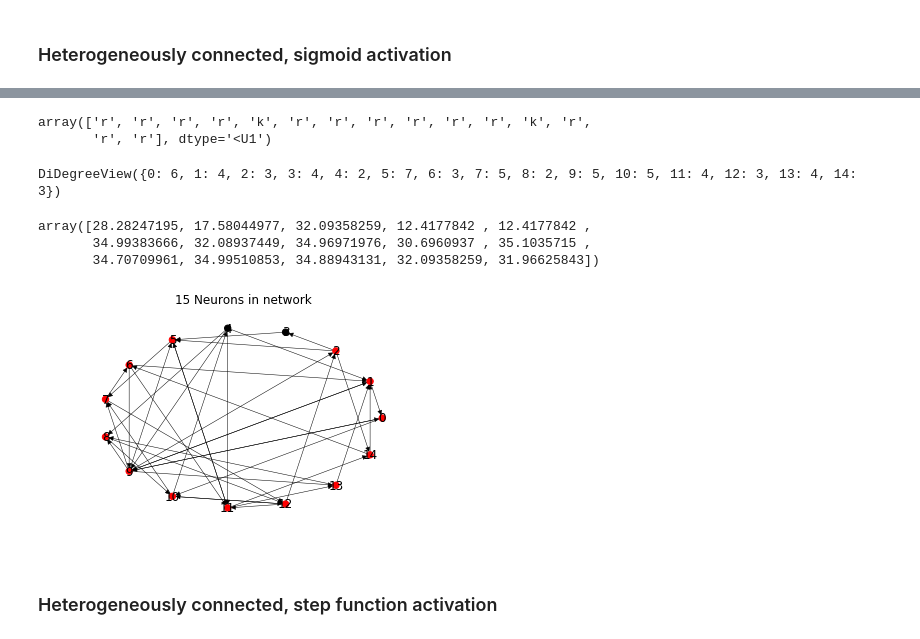
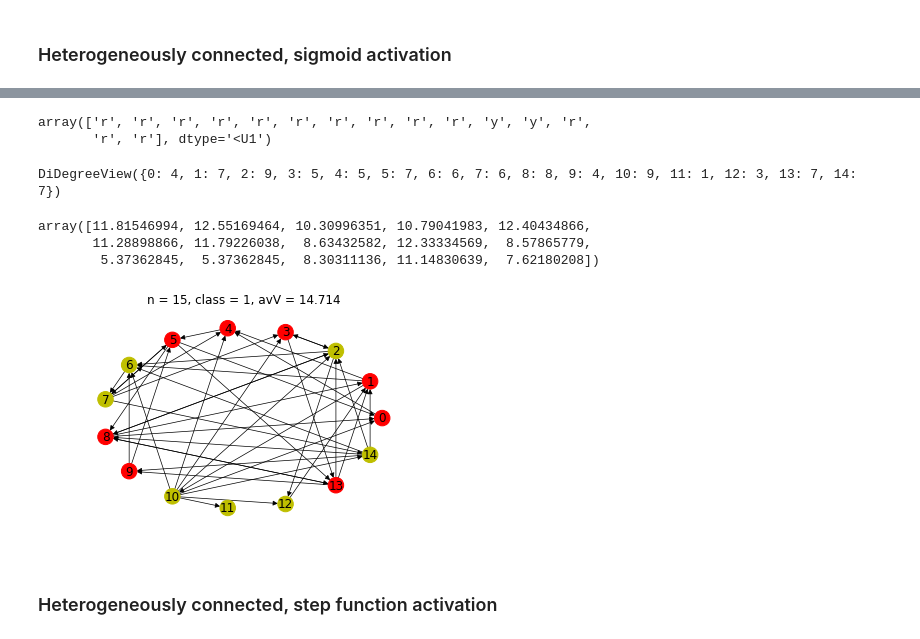
Before and after one commit to mbibireata/Networks, a Jupyter notebook: Rhythmogenesis.ipynb, the cells around one changed output, grey strips where cells are left out. Saved outputs shown, nothing was run; the diff lists cells and outputs as text; code cells hidden in the pictures.

Commit message:
network connectivity at given steps

```diff
--- a/Rhythmogenesis.ipynb
+++ b/Rhythmogenesis.ipynb
@@ -1060,7 +1068,7 @@ M = getRandomConnectivity(n, p)
 l = matrixOfEdges(M, n)
 # %%
 #Heterogeneous sigmoid
-N = 20000 #15000
+N = 50000 #15000
 dt = 0.001
 T = zeros(N)
 for i in range(N):
@@ -1073,9 +1081,9 @@ Cstar=20 #20
 V0=18 #18
 C0=18 #18
 
-delV= 4. #1.
+delV= 3. #1.
 delVmin = delV/3 #delV/3
-delC= 0.025 #0.01
+delC= 0.035 #0.025
 r_1= 70*99/(n-1)#Max Firing rate is r_1 + r_0 70
 r_0 = 5*99/(n-1) #Min firing rate 5
 
@@ -1105,8 +1113,9 @@ network = Network(M, l, params)
 avC,avV,C,V,sump = network.simdyn(network.M, network.l, network.params, connectivity="heterogeneous", activation="sigmoid")
 # %%
 print(classifier(avV, 1/dt, 0.1)) #0 is chaos, 1 is SO, 2 is FP, -1 is error
+classification = classify(avV,params)
 plot(avC[:],avV[:])
-title(classify(avV,params))
+title(classification)
 xlabel("C")
 ylabel("V")
 # %% [output]
@@ -1116,10 +1144,11 @@ Text(0, 0.5, 'V')
 # %%
+t = 680
 G = nx.DiGraph()
 for i in range(n):
-    if  V[-1, i] > Vstar:
+    if  V[t, i] > Vstar: # t = -1
         G.add_node(i, color='r', firing=True)
     else:
-        G.add_node(i, color='k', firing=False)
+        G.add_node(i, color='y', firing=False)
 
 for i in range(n):
     for j in range(n):
@@ -1133,24 +1162,25 @@ for i in range(n):
 # %%
 clist
 # %% [output]
-array(['r', 'r', 'r', 'r', 'k', 'r', 'r', 'r', 'r', 'r', 'r', 'k', 'r',
+array(['r', 'r', 'r', 'r', 'r', 'r', 'r', 'r', 'r', 'r', 'y', 'y', 'r',
        'r', 'r'], dtype='<U1')
 # %%
 G.degree
 # %% [output]
-DiDegreeView({0: 6, 1: 4, 2: 3, 3: 4, 4: 2, 5: 7, 6: 3, 7: 5, 8: 2, 9: 5, 10: 5, 11: 4, 12: 3, 13: 4, 14: 3})
+DiDegreeView({0: 4, 1: 7, 2: 9, 3: 5, 4: 5, 5: 7, 6: 6, 7: 6, 8: 8, 9: 4, 10: 9, 11: 1, 12: 3, 13: 7, 14: 7})
 # %%
 V[-1,:]
 # %% [output]
-array([28.28247195, 17.58044977, 32.09358259, 12.4177842 , 12.4177842 ,
-       34.99383666, 32.08937449, 34.96971976, 30.6960937 , 35.1035715 ,
-       34.70709961, 34.99510853, 34.88943131, 32.09358259, 31.96625843])
+array([11.81546994, 12.55169464, 10.30996351, 10.79041983, 12.40434866,
+       11.28898866, 11.79226038,  8.63432582, 12.33334569,  8.57865779,
+        5.37362845,  5.37362845,  8.30311136, 11.14830639,  7.62180208])
 # %%
-plt.title("%d Neurons in network"%G.order())
-nx.draw_circular(G, node_size=40, width=0.5, with_labels=True, node_color=clist)
+plt.title("n = {}, class = {}, avV = {:.3f}".format(n, classification, avV[t]))
+nx.draw_circular(G, node_size=240, width=0.7, with_labels=True, node_color=clist)
 #nx.draw_circular(G,node_size=20,width=0.5,edge_color='black',node_color='black',with_labels=True)
 #nx.draw_circular(H,node_size=20,width=0.3,node_color='black', edge_color='black')
+plt.savefig("connectivity/n_{}_class_{}_t_{}".format(network.n, classification, t), dpi=300)
 # %% [output]
-[figure, old version]
+[figure, new version]
 # %% [markdown]
 ### Heterogeneously connected, step function activation
```
Also changed, not shown: parts of 4 cells of this notebook.
